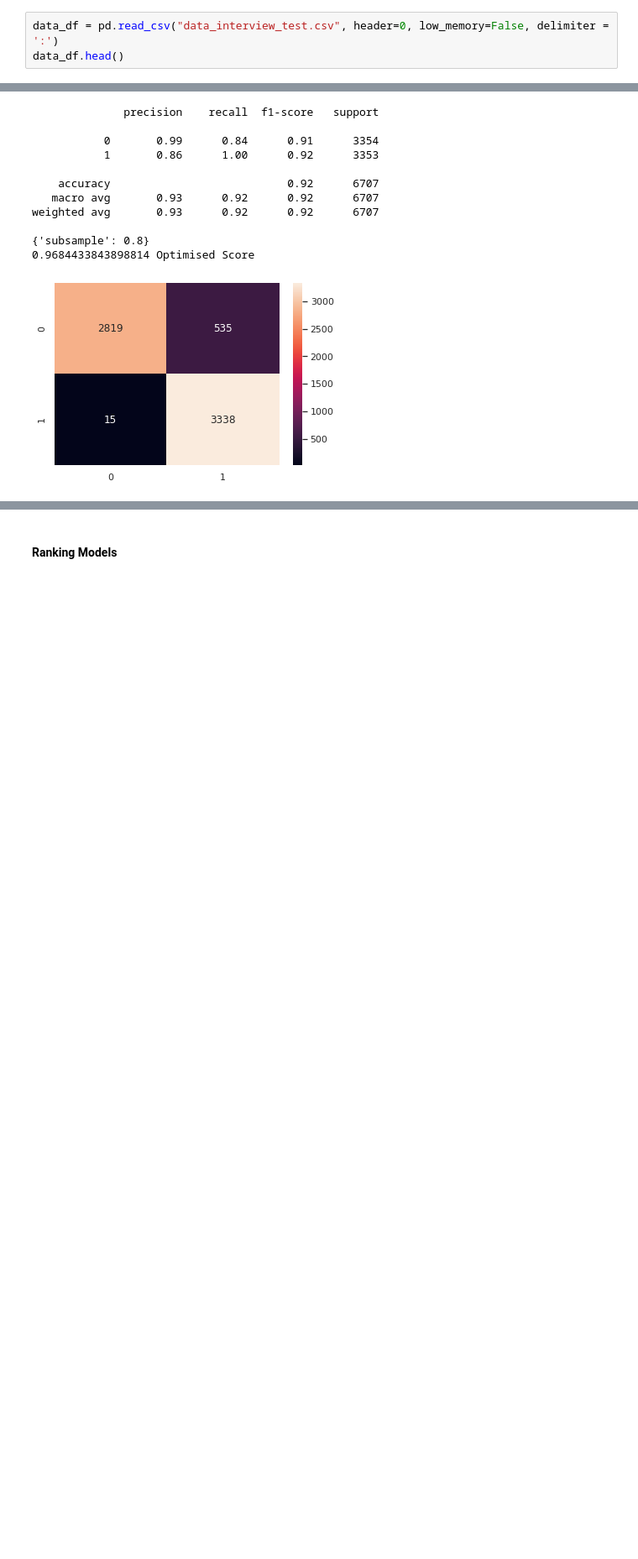
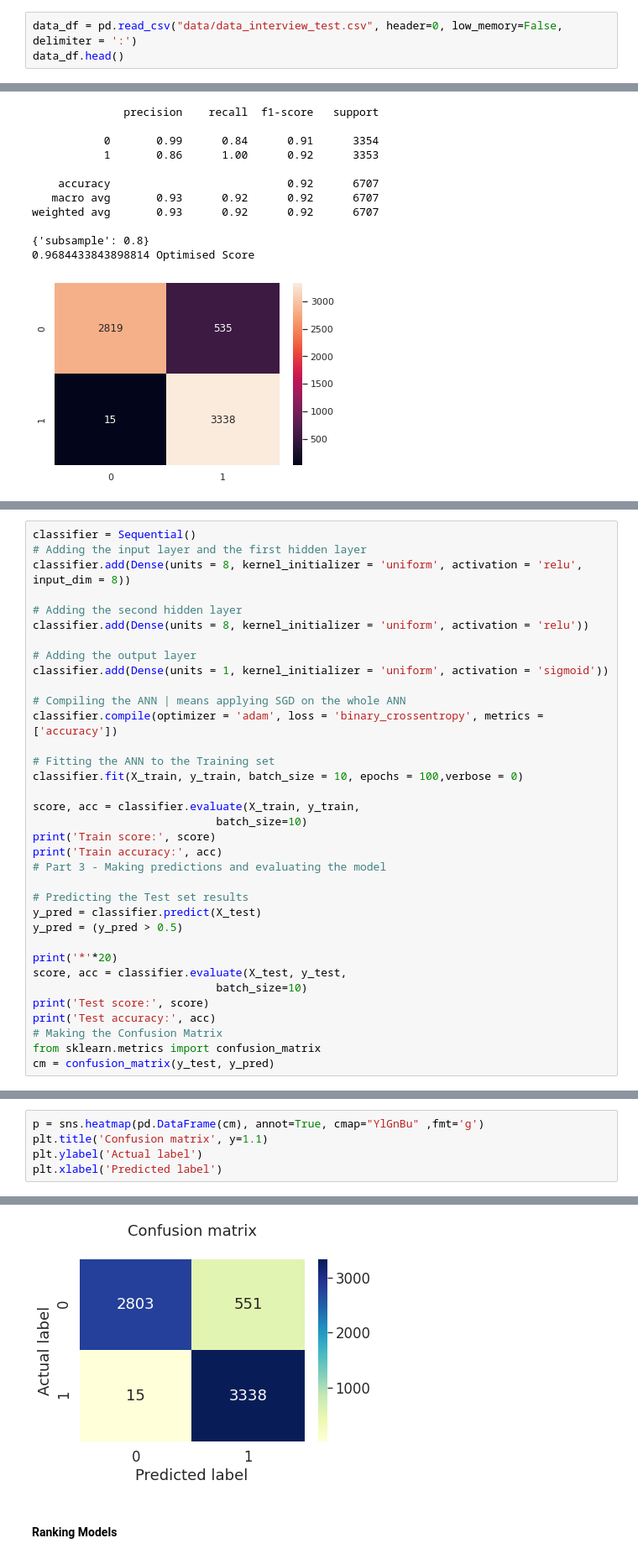
Before and after one commit to sandeepKondaveeti/Tide_Receipt_Matching, a Jupyter notebook: Final_Submission.ipynb, the cells around one changed output, grey strips where cells are left out. Shown at 84% size. Drawn from its saved outputs; the diff is of its cells as text; blank space fills up the shorter version.

```diff
--- a/Final_Submission.ipynb
+++ b/Final_Submission.ipynb
@@ -29,7 +29,7 @@ import seaborn as sns
 # %% [markdown]
 ### Data Preprocessing
 # %%
-data_df = pd.read_csv("data_interview_test.csv", header=0, low_memory=False, delimiter = ':')
+data_df = pd.read_csv("data/data_interview_test.csv", header=0, low_memory=False, delimiter = ':')
 data_df.head()
 # %% [output]
 |  | receipt_id | company_id | matched_transaction_id | feature_transaction_id | DateMappingMatch | ... |
@@ -343,0 +350,35 @@ weighted avg       0.93      0.92      0.92      6707
+# %%
+classifier = Sequential()
+# Adding the input layer and the first hidden layer
+classifier.add(Dense(units = 8, kernel_initializer = 'uniform', activation = 'relu', input_dim = 8))
+
+# Adding the second hidden layer
+classifier.add(Dense(units = 8, kernel_initializer = 'uniform', activation = 'relu'))
+
+# Adding the output layer
+classifier.add(Dense(units = 1, kernel_initializer = 'uniform', activation = 'sigmoid'))
+
+# Compiling the ANN | means applying SGD on the whole ANN
+classifier.compile(optimizer = 'adam', loss = 'binary_crossentropy', metrics = ['accuracy'])
+
+# Fitting the ANN to the Training set
+classifier.fit(X_train, y_train, batch_size = 10, epochs = 100,verbose = 0)
+
+score, acc = classifier.evaluate(X_train, y_train,
+                            batch_size=10)
+print('Train score:', score)
+print('Train accuracy:', acc)
+# Part 3 - Making predictions and evaluating the model
+
+# Predicting the Test set results
+y_pred = classifier.predict(X_test)
+y_pred = (y_pred > 0.5)
+
+print('*'*20)
+score, acc = classifier.evaluate(X_test, y_test,
+                            batch_size=10)
+print('Test score:', score)
+print('Test accuracy:', acc)
+# Making the Confusion Matrix
+from sklearn.metrics import confusion_matrix
+cm = confusion_matrix(y_test, y_pred)
@@ -343,0 +391,6 @@ weighted avg       0.93      0.92      0.92      6707
+# %%
+p = sns.heatmap(pd.DataFrame(cm), annot=True, cmap="YlGnBu" ,fmt='g')
+plt.title('Confusion matrix', y=1.1)
+plt.ylabel('Actual label')
+plt.xlabel('Predicted label')
+# %% [output]
@@ -344,3 +398,4 @@ weighted avg       0.93      0.92      0.92      6707
+[figure, added]
 # %% [markdown]
 #### Ranking Models
 # %%
```
Also changed, not shown: parts of 5 cells of this notebook.
